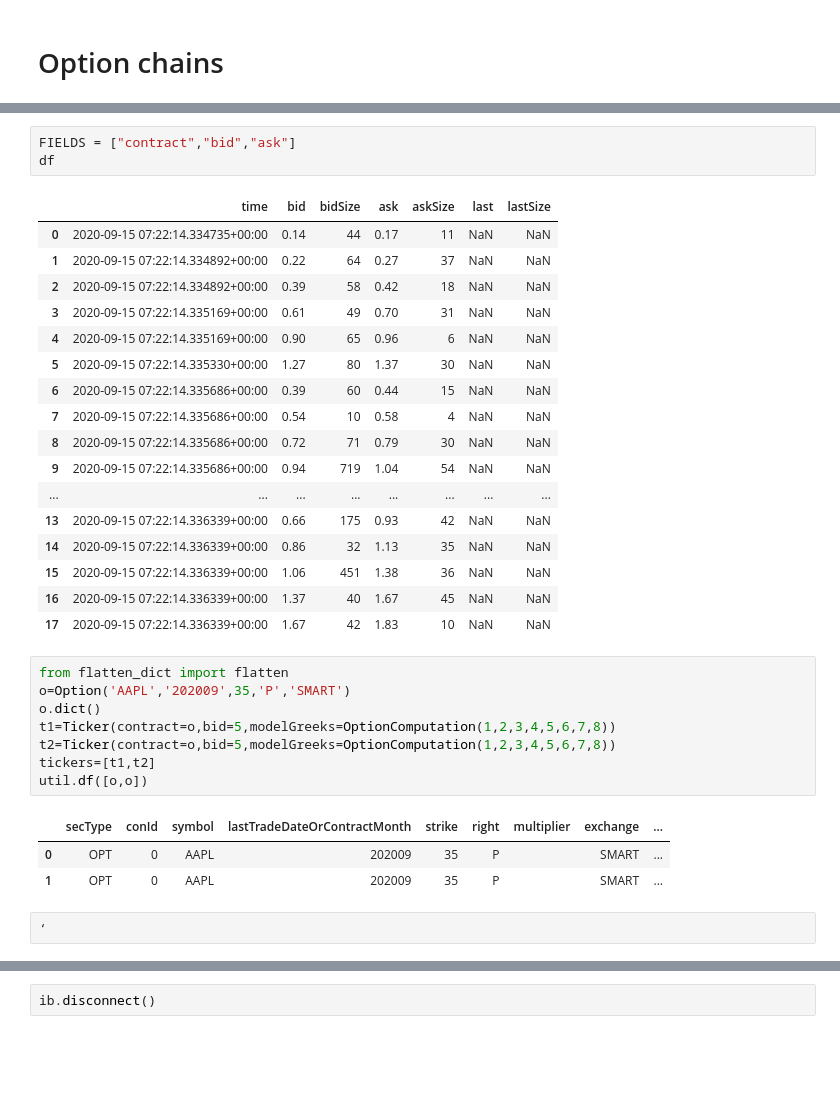
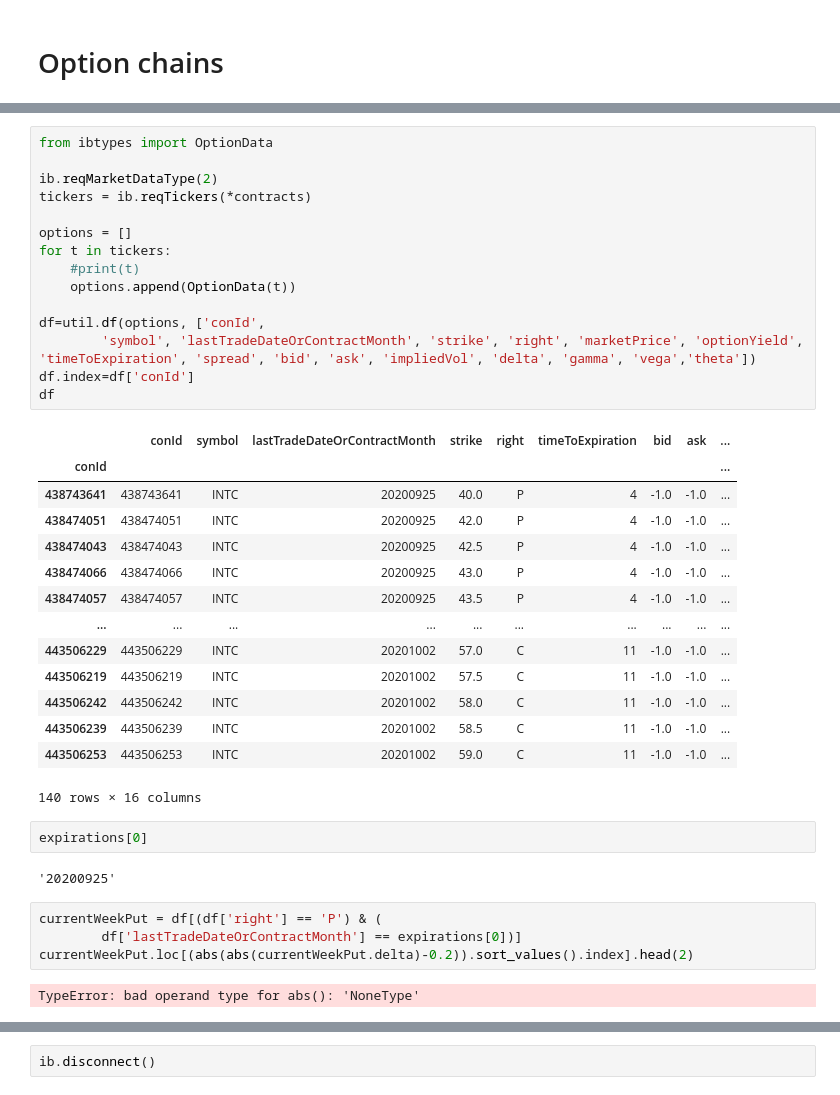
Before and after one commit to krambox/ibcli, a Jupyter notebook: notebooks/option_chain.ipynb, the cells around one changed output, grey strips where cells are left out. Cells and saved outputs as stored; diff of their text form; blank space fills up the shorter version.

```diff
--- a/notebooks/option_chain.ipynb
+++ b/notebooks/option_chain.ipynb
@@ -169,35 +54,40 @@ Ticker(contract=Option(conId=439459179, symbol='INTC', lastTradeDateOrContractMo
-# %%
-FIELDS = ["contract","bid","ask"]
-df
-# %% [output]
-|  | time | bid | bidSize | ask | askSize | last | lastSize |
-| 0 | 2020-09-15 07:22:14.334735+00:00 | 0.14 | 44 | 0.17 | 11 | NaN | NaN |
-| 1 | 2020-09-15 07:22:14.334892+00:00 | 0.22 | 64 | 0.27 | 37 | NaN | NaN |
-| 2 | 2020-09-15 07:22:14.334892+00:00 | 0.39 | 58 | 0.42 | 18 | NaN | NaN |
-| 3 | 2020-09-15 07:22:14.335169+00:00 | 0.61 | 49 | 0.70 | 31 | NaN | NaN |
-| 4 | 2020-09-15 07:22:14.335169+00:00 | 0.90 | 65 | 0.96 | 6 | NaN | NaN |
-| 5 | 2020-09-15 07:22:14.335330+00:00 | 1.27 | 80 | 1.37 | 30 | NaN | NaN |
-| 6 | 2020-09-15 07:22:14.335686+00:00 | 0.39 | 60 | 0.44 | 15 | NaN | NaN |
-| 7 | 2020-09-15 07:22:14.335686+00:00 | 0.54 | 10 | 0.58 | 4 | NaN | NaN |
-| 8 | 2020-09-15 07:22:14.335686+00:00 | 0.72 | 71 | 0.79 | 30 | NaN | NaN |
-| 9 | 2020-09-15 07:22:14.335686+00:00 | 0.94 | 719 | 1.04 | 54 | NaN | NaN |
-| ... | ... | ... | ... | ... | ... | ... | ... |
-| 13 | 2020-09-15 07:22:14.336339+00:00 | 0.66 | 175 | 0.93 | 42 | NaN | NaN |
-| 14 | 2020-09-15 07:22:14.336339+00:00 | 0.86 | 32 | 1.13 | 35 | NaN | NaN |
-| 15 | 2020-09-15 07:22:14.336339+00:00 | 1.06 | 451 | 1.38 | 36 | NaN | NaN |
-| 16 | 2020-09-15 07:22:14.336339+00:00 | 1.37 | 40 | 1.67 | 45 | NaN | NaN |
-| 17 | 2020-09-15 07:22:14.336339+00:00 | 1.67 | 42 | 1.83 | 10 | NaN | NaN |
-# %%
-from flatten_dict import flatten
-o=Option('AAPL','202009',35,'P','SMART')
-o.dict()
-t1=Ticker(contract=o,bid=5,modelGreeks=OptionComputation(1,2,3,4,5,6,7,8))
-t2=Ticker(contract=o,bid=5,modelGreeks=OptionComputation(1,2,3,4,5,6,7,8))
-tickers=[t1,t2]
-util.df([o,o])
-# %% [output]
-|  | secType | conId | symbol | lastTradeDateOrContractMonth | strike | right | multiplier | exchange | ... |
-| 0 | OPT | 0 | AAPL | 202009 | 35 | P |  | SMART | ... |
-| 1 | OPT | 0 | AAPL | 202009 | 35 | P |  | SMART | ... |
-# %%
-‘
+# %%
+from ibtypes import OptionData
+
+ib.reqMarketDataType(2)
+tickers = ib.reqTickers(*contracts)
+
+options = []
+for t in tickers:
+    #print(t)
+    options.append(OptionData(t))
+
+df=util.df(options, ['conId',
+        'symbol', 'lastTradeDateOrContractMonth', 'strike', 'right', 'marketPrice', 'optionYield', 'timeToExpiration', 'spread', 'bid', 'ask', 'impliedVol', 'delta', 'gamma', 'vega','theta'])
+df.index=df['conId']
+df
+# %% [output]
+|  | conId | symbol | lastTradeDateOrContractMonth | strike | right | timeToExpiration | bid | ask | ... |
+| conId |  |  |  |  |  |  |  |  | ... |
+| 438743641 | 438743641 | INTC | 20200925 | 40.0 | P | 4 | -1.0 | -1.0 | ... |
+| 438474051 | 438474051 | INTC | 20200925 | 42.0 | P | 4 | -1.0 | -1.0 | ... |
+| 438474043 | 438474043 | INTC | 20200925 | 42.5 | P | 4 | -1.0 | -1.0 | ... |
+| 438474066 | 438474066 | INTC | 20200925 | 43.0 | P | 4 | -1.0 | -1.0 | ... |
+| 438474057 | 438474057 | INTC | 20200925 | 43.5 | P | 4 | -1.0 | -1.0 | ... |
+| ... | ... | ... | ... | ... | ... | ... | ... | ... | ... |
+| 443506229 | 443506229 | INTC | 20201002 | 57.0 | C | 11 | -1.0 | -1.0 | ... |
+| 443506219 | 443506219 | INTC | 20201002 | 57.5 | C | 11 | -1.0 | -1.0 | ... |
+| 443506242 | 443506242 | INTC | 20201002 | 58.0 | C | 11 | -1.0 | -1.0 | ... |
+| 443506239 | 443506239 | INTC | 20201002 | 58.5 | C | 11 | -1.0 | -1.0 | ... |
+| 443506253 | 443506253 | INTC | 20201002 | 59.0 | C | 11 | -1.0 | -1.0 | ... |
+140 rows × 16 columns
+# %%
+expirations[0]
+# %% [output]
+'20200925'
+# %%
+currentWeekPut = df[(df['right'] == 'P') & (
+        df['lastTradeDateOrContractMonth'] == expirations[0])]
+currentWeekPut.loc[(abs(abs(currentWeekPut.delta)-0.2)).sort_values().index].head(2)
+# %% [output]
+TypeError: bad operand type for abs(): 'NoneType'
```
Also changed, not shown: parts of 21 cells of this notebook, 2 other files.
